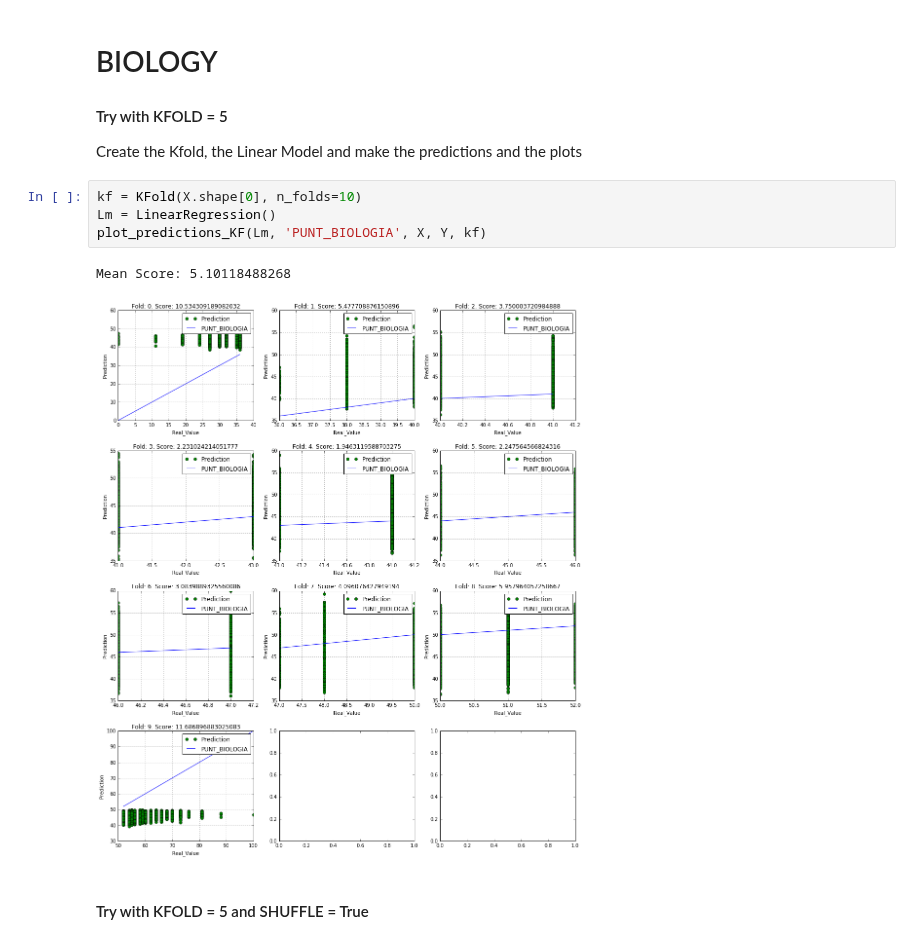
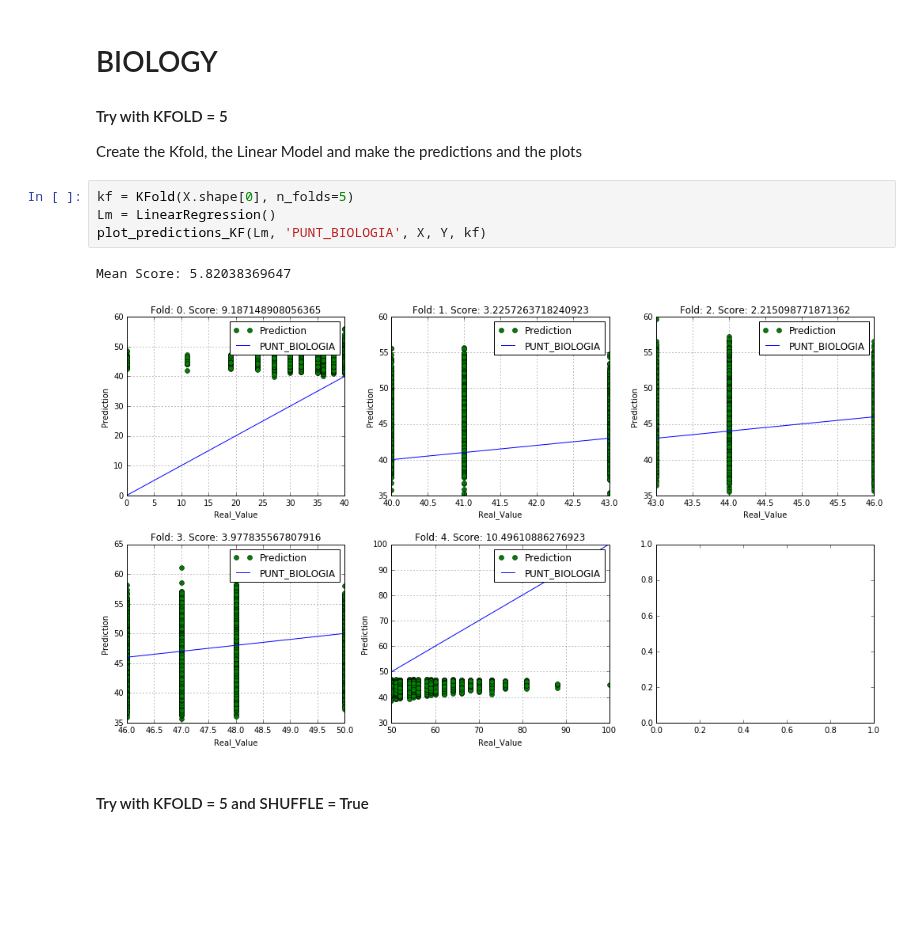
Before and after one commit to AronForero/ICFESProject, a Jupyter notebook: New_Project/Analysis_Predictions/Analysis/Linear_Regression.ipynb, the cells around one changed output. Cells and saved outputs as stored; diff of their text form; blank space fills up the shorter version.

```diff
--- a/New_Project/Analysis_Predictions/Analysis/Linear_Regression.ipynb
+++ b/New_Project/Analysis_Predictions/Analysis/Linear_Regression.ipynb
@@ -34,12 +34,12 @@ Y = S_data.filter(items = y_list)
 #### Try with KFOLD = 5
 Create the Kfold, the Linear Model and make the predictions and the plots
 # %%
-kf = KFold(X.shape[0], n_folds=10)
+kf = KFold(X.shape[0], n_folds=5)
 Lm = LinearRegression()
 plot_predictions_KF(Lm, 'PUNT_BIOLOGIA', X, Y, kf)
 # %% [output]
-Mean Score: 5.10118488268
+Mean Score: 5.82038369647
-[figure, old version]
+[figure, new version]
 # %% [markdown]
 #### Try with KFOLD = 5 and SHUFFLE = True
 # %%
```
Also changed, not shown: parts of 1 cell of this notebook, 10 other files.
